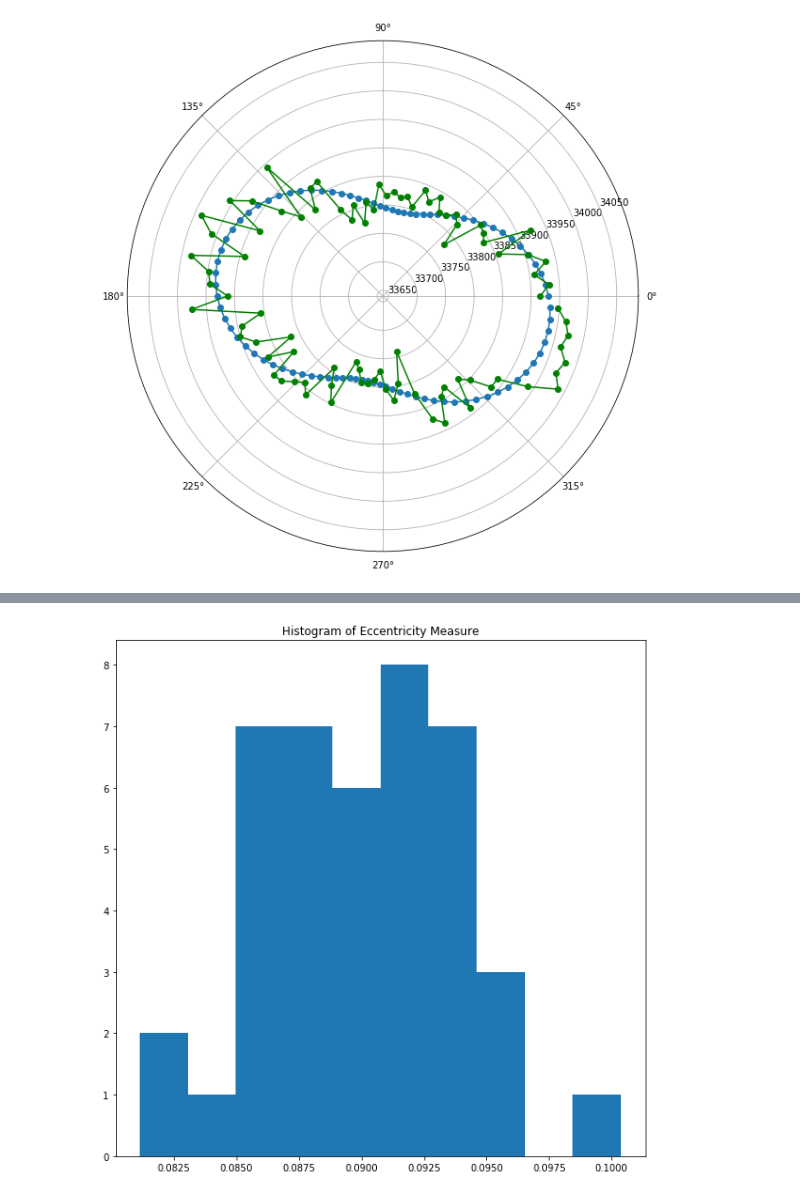
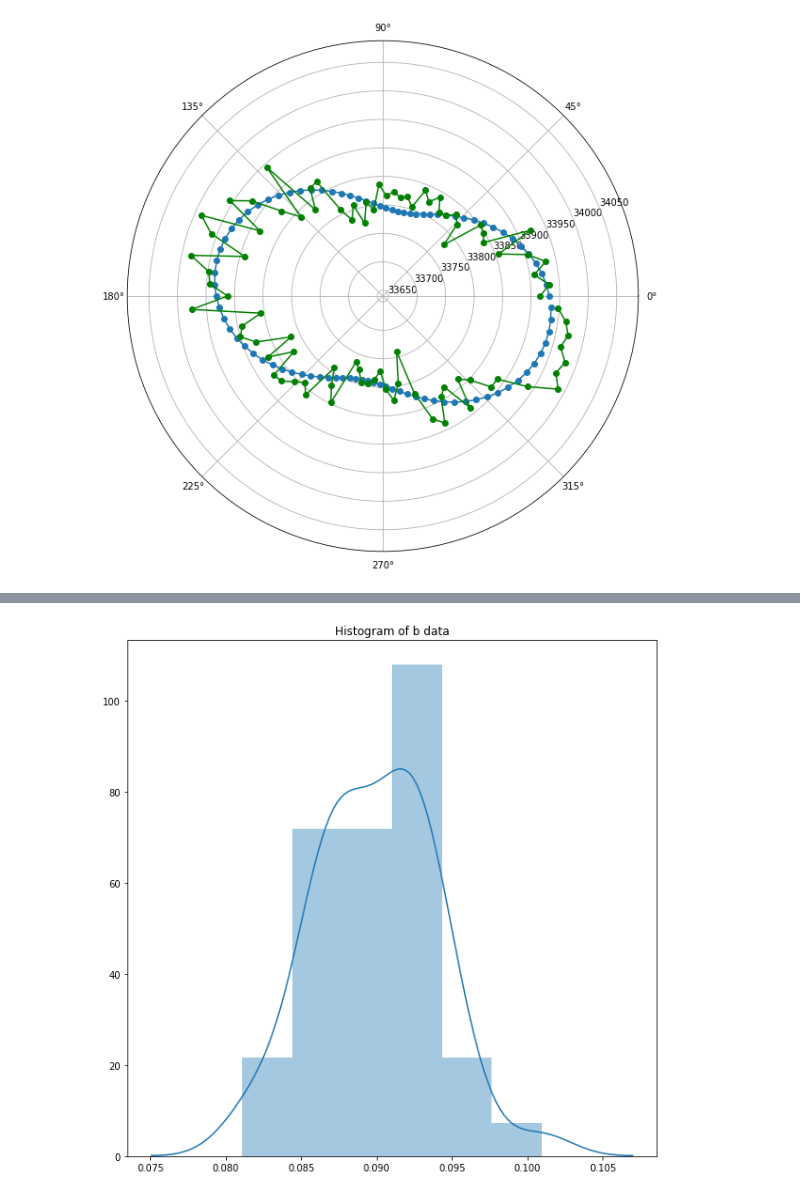
Before and after one commit to stpotter16/psfdi, a Jupyter notebook: notebooks/exploratory/stp_explore_ellipse.ipynb, the cells around one changed output, grey strips where cells are left out. Saved outputs shown, nothing was run; the diff lists cells and outputs as text; code cells hidden in the pictures.

Commit message:
adding kde visualization with seaborn

```diff
--- a/notebooks/exploratory/stp_explore_ellipse.ipynb
+++ b/notebooks/exploratory/stp_explore_ellipse.ipynb
@@ -314,10 +315,10 @@ phis = np.array(phis)
 # %%
 # Histogram of eccentricity
 fig = plt.figure(figsize=(10, 10))
-n, bins, patches = plt.hist(bs)
-plt.title('Histogram of Eccentricity Measure');
+sns.distplot(bs);
+plt.title('Histogram of b data');
 # %% [output]
-[figure, old version]
+[figure, new version]
 # %%
 # Shift phi data to 180 span
 phis[phis > np.pi] = phis[phis > np.pi] - np.pi
```
Also changed, not shown: parts of 6 cells of this notebook.
